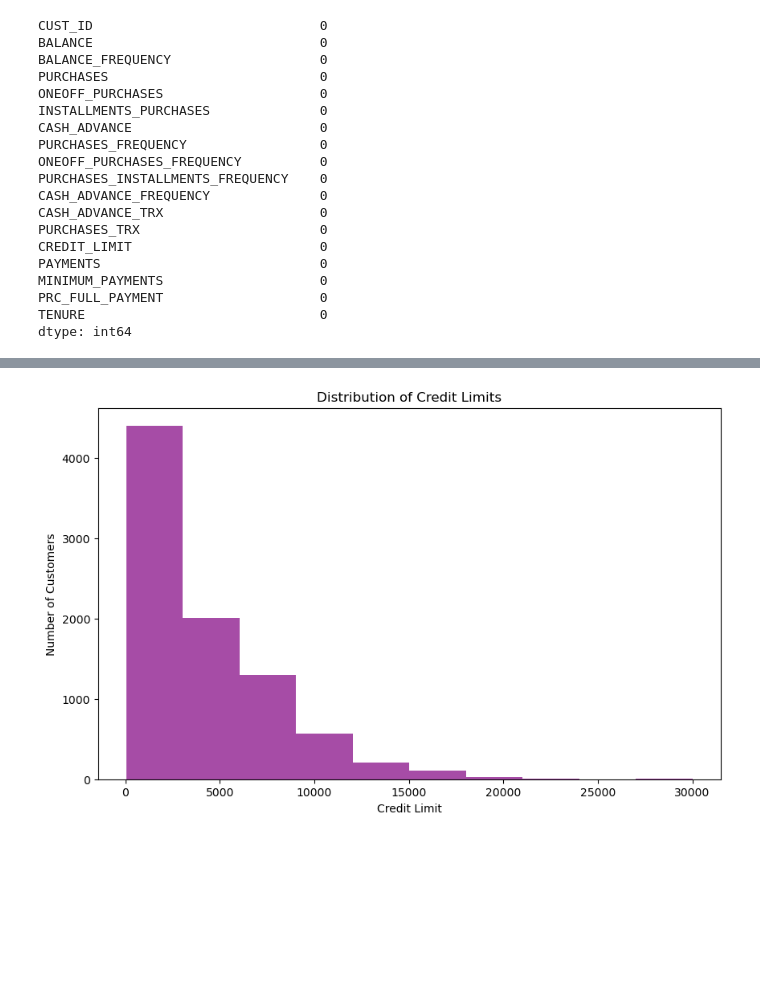
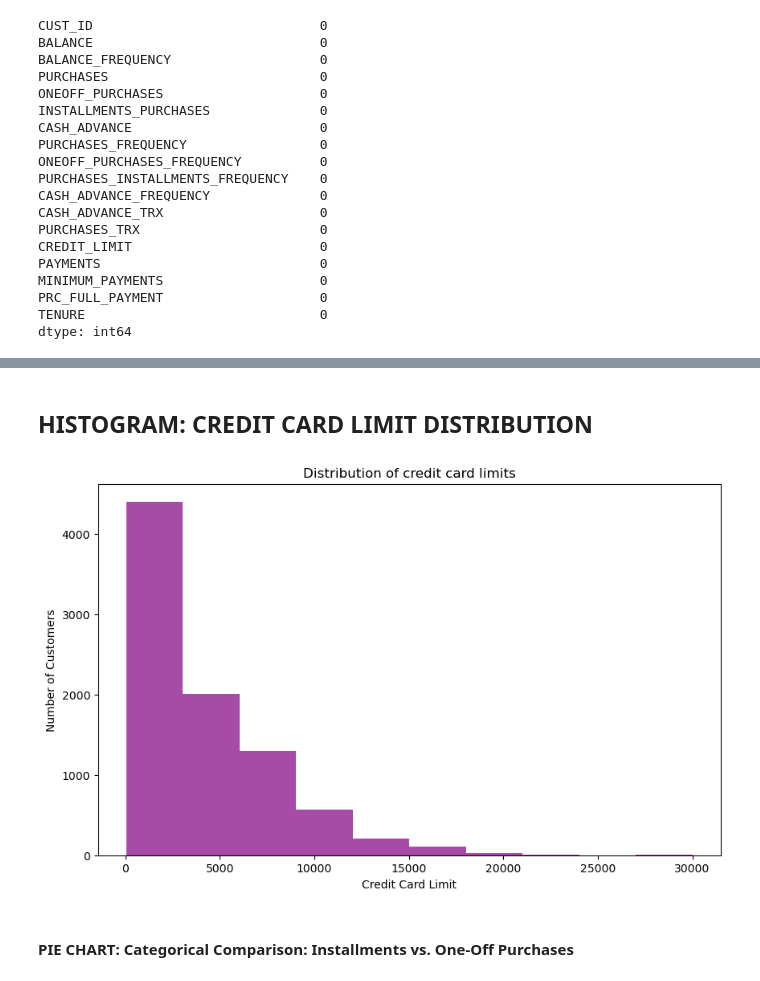
Before and after one commit to aishwarya-shekar-babu/Applied-Datascience-1-Assignment2, a Jupyter notebook: Clustering and fitting-assignment-final.ipynb, the cells around one changed output, grey strips where cells are left out. Cells and saved outputs as stored; diff of their text form; code cells hidden in the pictures; blank space fills up the shorter version.

```diff
--- a/Clustering and fitting-assignment-final.ipynb
+++ b/Clustering and fitting-assignment-final.ipynb
@@ -140,16 +136,29 @@ data.head()
+# %% [markdown]
+## HISTOGRAM: CREDIT CARD LIMIT DISTRIBUTION
 # %%
+def plot_distribution_credit_limit(data):
+    """
+    The function plots the distribution of credit limits.
+    """
+    plt.figure(figsize=(10, 6))
 
-def plot_credit_limit_distribution(data):
-    plt.figure(figsize=(10, 6))
+    # Plots histogram for column CREDIT_LIMIT with ten bins
     plt.hist(data['CREDIT_LIMIT'], bins=10, color='purple', alpha=0.7)
-    plt.title('Distribution of Credit Limits')
-    plt.xlabel('Credit Limit')
+
+    # Styling the plot with appropriate title
+    plt.title('Distribution of credit card limits')
+
+    # Styling the plot with appropriate labels
+    plt.xlabel('Credit Card Limit')
     plt.ylabel('Number of Customers')
+
     plt.show()
-# %%
-# Example usage
-plot_credit_limit_distribution(data_cleaned)
-# %% [output]
-[figure, removed]
+# %%
+# calling function to plot credit limit distribution
+plot_distribution_credit_limit(data_cleaned)
+# %% [output]
+[figure, added]
+# %% [markdown]
+#### PIE CHART: Categorical Comparison: Installments vs. One-Off Purchases
 # %%
 def plot_installments_vs_oneoff(data_cleaned):
```
Also changed, not shown: parts of 38 cells of this notebook.
